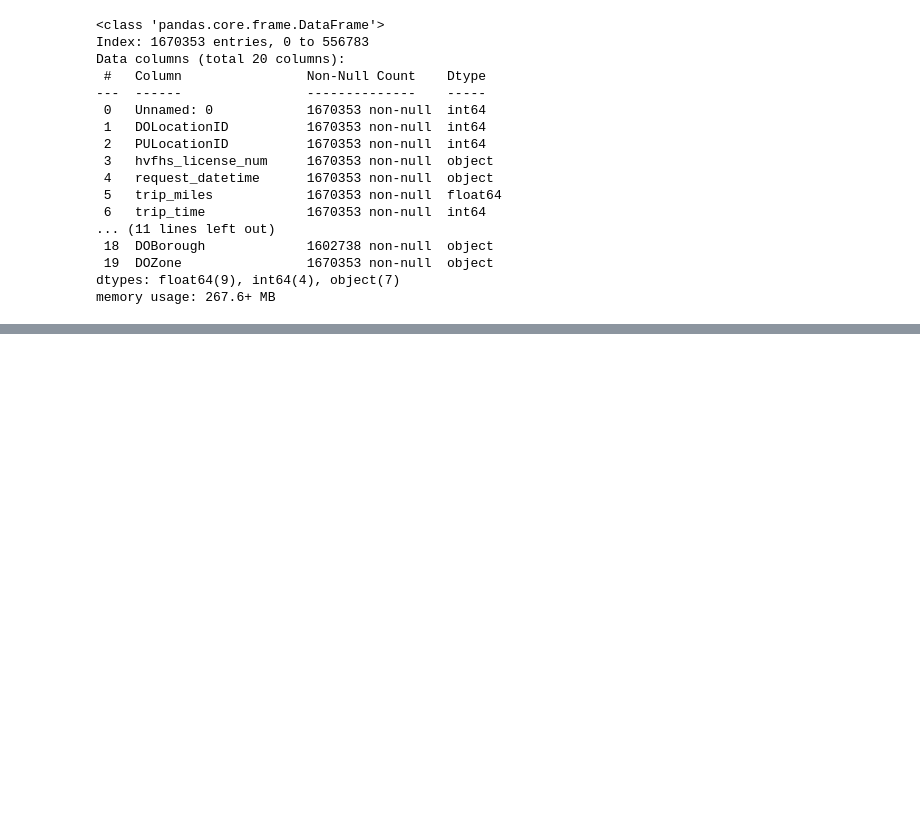
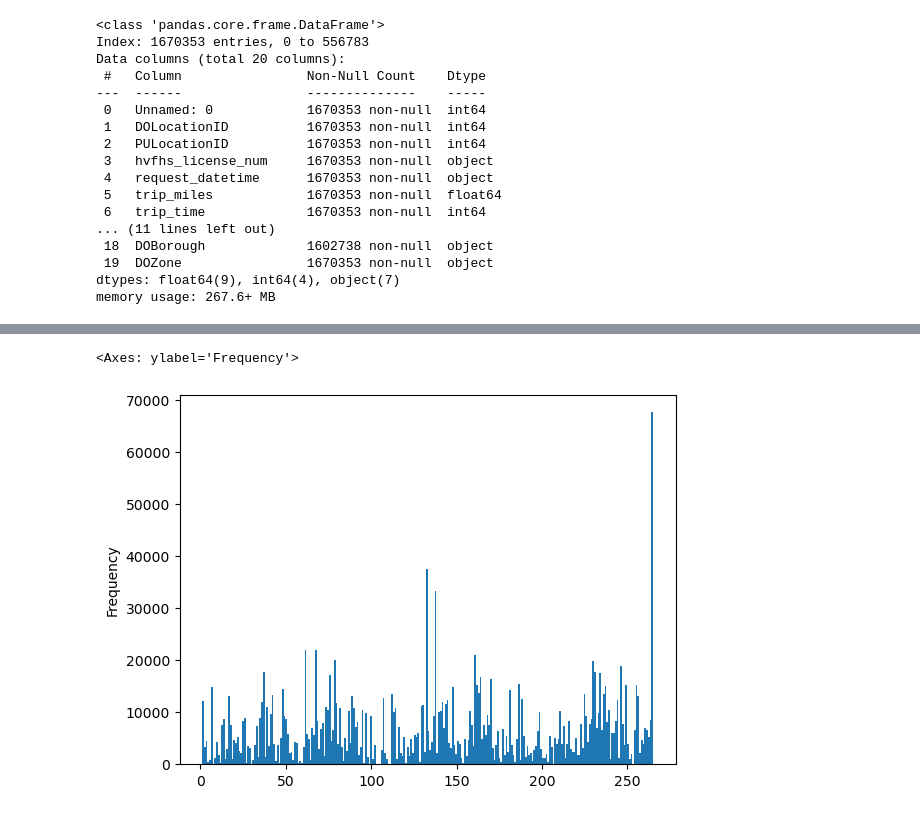
Before and after one commit to munozjon/NYC-Taxis, a Jupyter notebook: static/Untitled.ipynb, the cells around one changed output, grey strips where cells are left out. Drawn from its saved outputs; the diff is of its cells as text; code cells hidden in the pictures; blank space fills up the shorter version.

```diff
--- a/static/Untitled.ipynb
+++ b/static/Untitled.ipynb
@@ -44,0 +235,5 @@ plt.show()
+# %%
+df_DO_PU.DOLocationID.plot.hist(bins=260)
+# %% [output]
+<Axes: ylabel='Frequency'>
+[figure, added]
```
Also changed, not shown: parts of 13 cells of this notebook, 5 other files.
